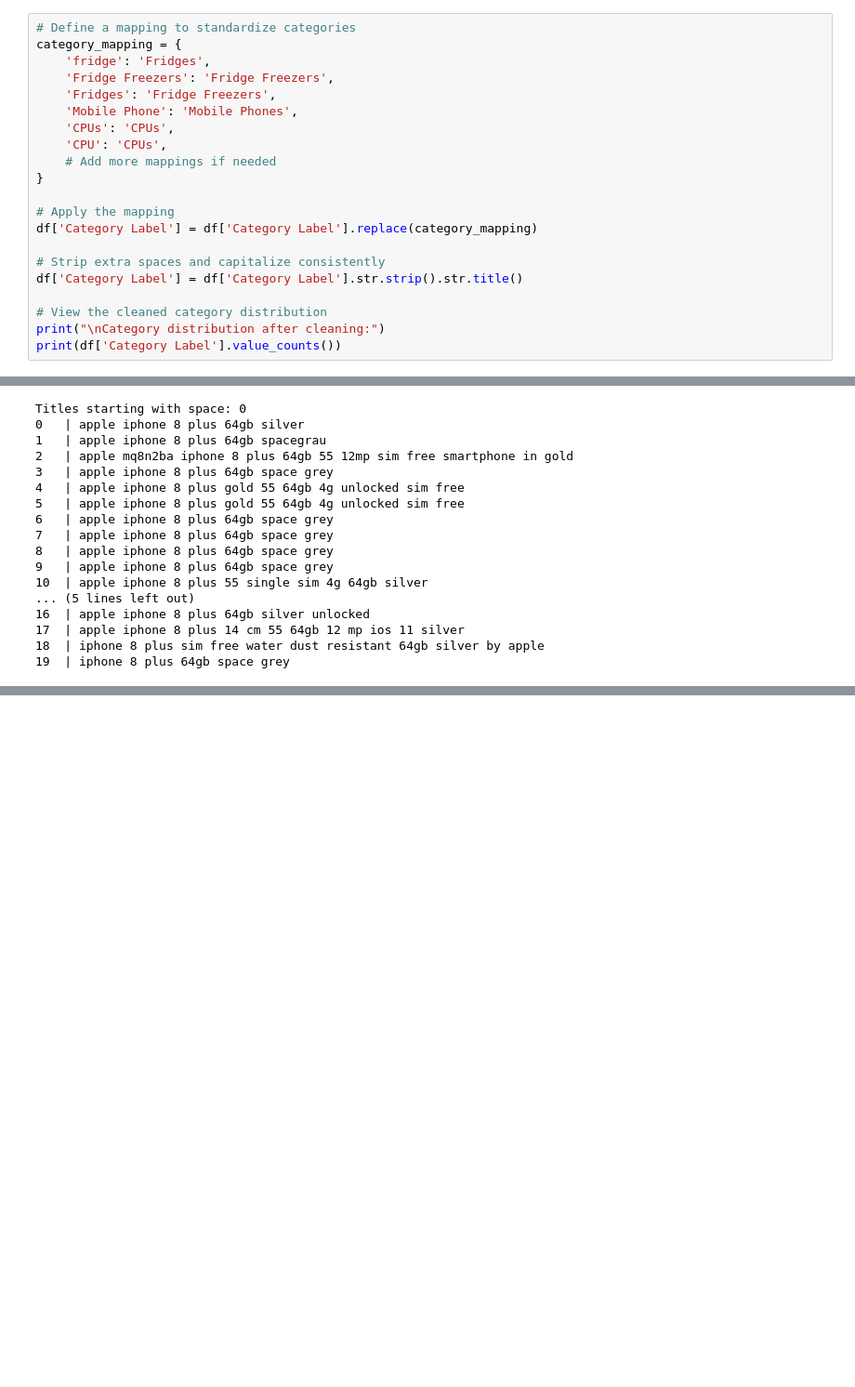
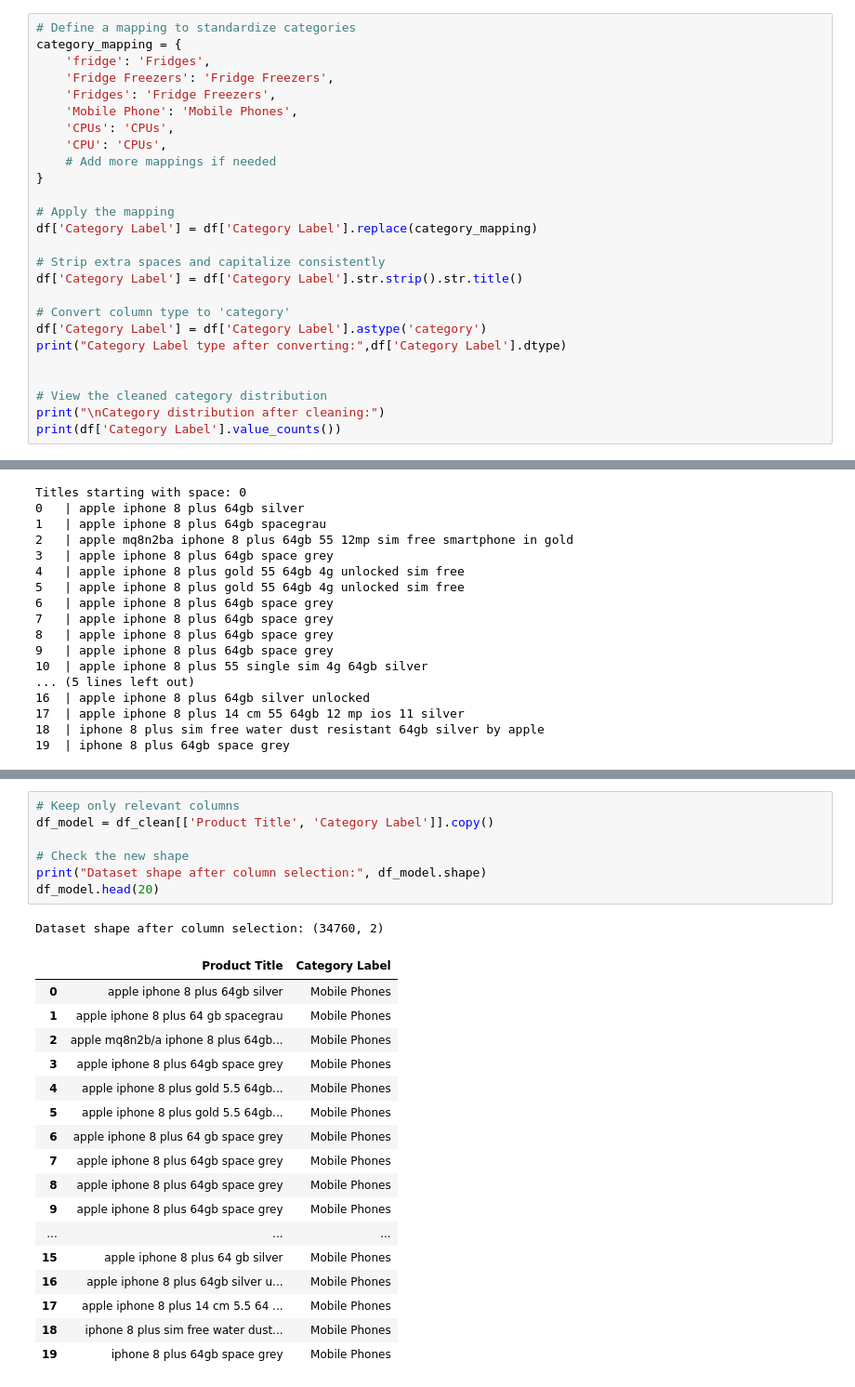
Before and after one commit to Cerasela-b/ml-product-category-classifier, a Jupyter notebook: notebook/category_classifier_analysis.ipynb, the cells around one changed output, grey strips where cells are left out. Shown: that part at 93% size. Drawn from its saved outputs; the diff is of its cells as text; blank space fills up the shorter version.

Commit message:
Removing irrelevant columns

```diff
--- a/notebook/category_classifier_analysis.ipynb
+++ b/notebook/category_classifier_analysis.ipynb
@@ -306,6 +306,11 @@ df['Category Label'] = df['Category Label'].replace(category_mapping)
 # Strip extra spaces and capitalize consistently
 df['Category Label'] = df['Category Label'].str.strip().str.title()
 
+# Convert column type to 'category'
+df['Category Label'] = df['Category Label'].astype('category')
+print("Category Label type after converting:",df['Category Label'].dtype)
+
+
 # View the cleaned category distribution
 print("\nCategory distribution after cleaning:")
 print(df['Category Label'].value_counts())
@@ -442,0 +460,26 @@ Titles starting with space: 0
+# %%
+# Keep only relevant columns
+df_model = df_clean[['Product Title', 'Category Label']].copy()
+
+# Check the new shape
+print("Dataset shape after column selection:", df_model.shape)
+df_model.head(20)
+# %% [output]
+Dataset shape after column selection: (34760, 2)
+|  | Product Title | Category Label |
+| 0 | apple iphone 8 plus 64gb silver | Mobile Phones |
+| 1 | apple iphone 8 plus 64 gb spacegrau | Mobile Phones |
+| 2 | apple mq8n2b/a iphone 8 plus 64gb... | Mobile Phones |
+| 3 | apple iphone 8 plus 64gb space grey | Mobile Phones |
+| 4 | apple iphone 8 plus gold 5.5 64gb... | Mobile Phones |
+| 5 | apple iphone 8 plus gold 5.5 64gb... | Mobile Phones |
+| 6 | apple iphone 8 plus 64 gb space grey | Mobile Phones |
+| 7 | apple iphone 8 plus 64gb space grey | Mobile Phones |
+| 8 | apple iphone 8 plus 64gb space grey | Mobile Phones |
+| 9 | apple iphone 8 plus 64gb space grey | Mobile Phones |
+| ... | ... | ... |
+| 15 | apple iphone 8 plus 64 gb silver | Mobile Phones |
+| 16 | apple iphone 8 plus 64gb silver u... | Mobile Phones |
+| 17 | apple iphone 8 plus 14 cm 5.5 64 ... | Mobile Phones |
+| 18 | iphone 8 plus sim free water dust... | Mobile Phones |
+| 19 | iphone 8 plus 64gb space grey | Mobile Phones |
```
Also changed, not shown: parts of 3 cells of this notebook.
